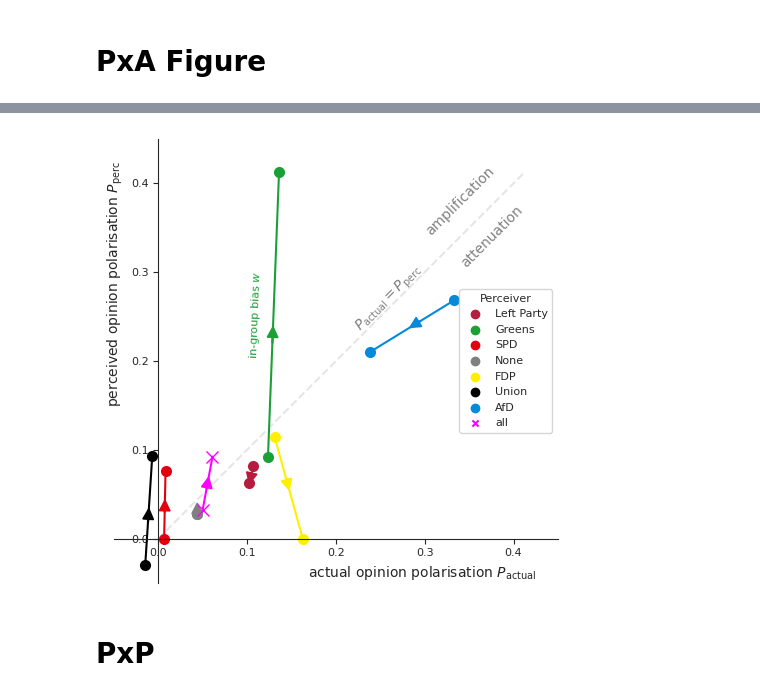
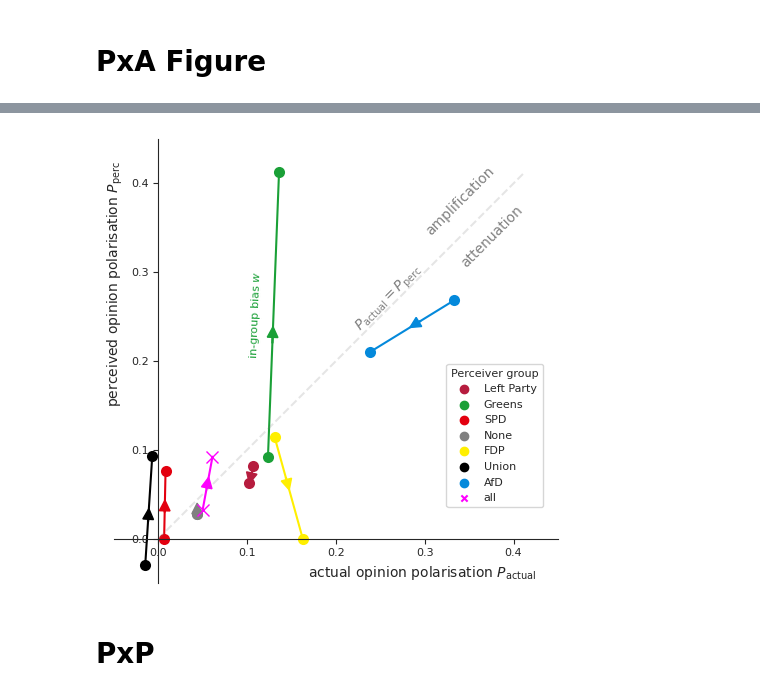
Before and after one commit to PeterSteiglechner/perceived-polarisation, a Jupyter notebook: Analysis.ipynb, the cells around one changed output, grey strips where cells are left out. Saved outputs shown, nothing was run; the diff lists cells and outputs as text; code cells hidden in the pictures.

```diff
--- a/Analysis.ipynb
+++ b/Analysis.ipynb
@@ -215,37 +215,38 @@ ax.plot([op, op0], [pol, pol0], marker="x", ms=8, color="magenta", zorder=100)
 d  = np.array([op-op0, pol-pol0])
 ax.arrow(op0+0.4*d[0], pol0+0.4*d[1], 0.02*d[0], 0.02*d[1], lw=1, color="magenta", head_width=0.012, head_length=0.012 )
 
-ax.set_xlabel(r"actual opinion polarisation $P_{\rm actual}$", x=0.95, ha="right", fontsize=bigfs)# =d(\mathcal{X}_{10}, \mathcal{T}_{8}) - d(\mathcal{X}_{8}, \mathcal{T}_{8})
-ax.set_ylabel(r"perceived opinion polarisation $P_{\rm perc}$", y=0.95, ha="right", fontsize=bigfs) #=d(\mathcal{X}_{10}, \mathcal{T}_{10}) - d(\mathcal{X}_{8}, \mathcal{T}_{8})$
+ax.set_xlabel(r"actual opinion polarisation $P_{\rm actual}$", x=0.95, ha="right", fontsize=bigfs)# =d(\mathcal{\Delta}_{10}, \mathcal{T}_{8}) - d(\mathcal{\Delta}_{8}, \mathcal{T}_{8})
+ax.set_ylabel(r"perceived opinion polarisation $P_{\rm perc}$", y=0.95, ha="right", fontsize=bigfs) #=d(\mathcal{\Delta}_{10}, \mathcal{T}_{10}) - d(\mathcal{\Delta}_{8}, \mathcal{T}_{8})$
 
 ax.text(0.27-0.01, 0.27, r"$P_{\rm actual}=P_{\rm perc}$", va="center", ha="center",color="grey", fontsize=bigfs, rotation=45)
 ax.text(0.38-0.04, 0.38, "amplification", fontsize=bigfs, ha="center", va="center", color="grey", rotation=45)
 ax.text(0.365+0.01, 0.34, "attenuation", fontsize=bigfs,  ha="center", va="center", color="grey", rotation=45)
 
 for party in parties:
     ax.scatter([],[],marker="o", label=party, color=colours[party])
 ax.scatter([],[], marker="x", s=20, color="magenta", label="all")
 
-ax.legend(title="Perceiver", loc="center right", fontsize=smallfs)
+ax.legend(title="Perceiver group",  fontsize=smallfs, bbox_to_anchor=(0.97, 0.52),
+          bbox_transform=fig.transFigure) # loc="center right",
 
 alpha = np.arctan((dfPxA.loc["g"].Pol_w1-dfPxA.loc["g"].Pol_w0)/(dfPxA.loc["g"].OP_w1-dfPxA.loc["g"].OP_w0)) * 180/np.pi
 ax.text(0.5*(dfPxA.loc["g"].OP_w0+dfPxA.loc["g"].OP_w1)- 0.02, 0.5*(dfPxA.loc["g"].Pol_w0+dfPxA.loc["g"].Pol_w1), "in-group bias $w$", va="center", ha="center", rotation=alpha, color=colours["Greens"])
 
 ax.spines["top"].set_visible(False)
 ax.spines["right"].set_visible(False)
 ax.set_xlim(-0.05, 0.45)
 ax.set_ylim(-0.05, 0.45)
 ax.set_aspect("equal")
 ax.plot([0,max(dfPxA["Pol_w1"])], [0,max(dfPxA["Pol_w1"])], "--", color="grey", alpha=0.2)
 ax.spines['left'].set_position('zero')
 ax.spines['bottom'].set_position('zero')
 
 #fig.set_facecolor("whitesmoke")
 fig.subplots_adjust(left=0.05, right=0.99, top=0.99, bottom=0.04)
 plt.savefig("figs/P-over-OP_PxA_w1-0.pdf")
 plt.savefig("figs/P-over-OP_PxA_w1-0.png", dpi=600)
 # %% [output]
-[figure, old version]
+[figure, new version]
 # %% [markdown]
 # PxP
 # %%
```
Also changed, not shown: parts of 3 cells of this notebook, 20 other files.
